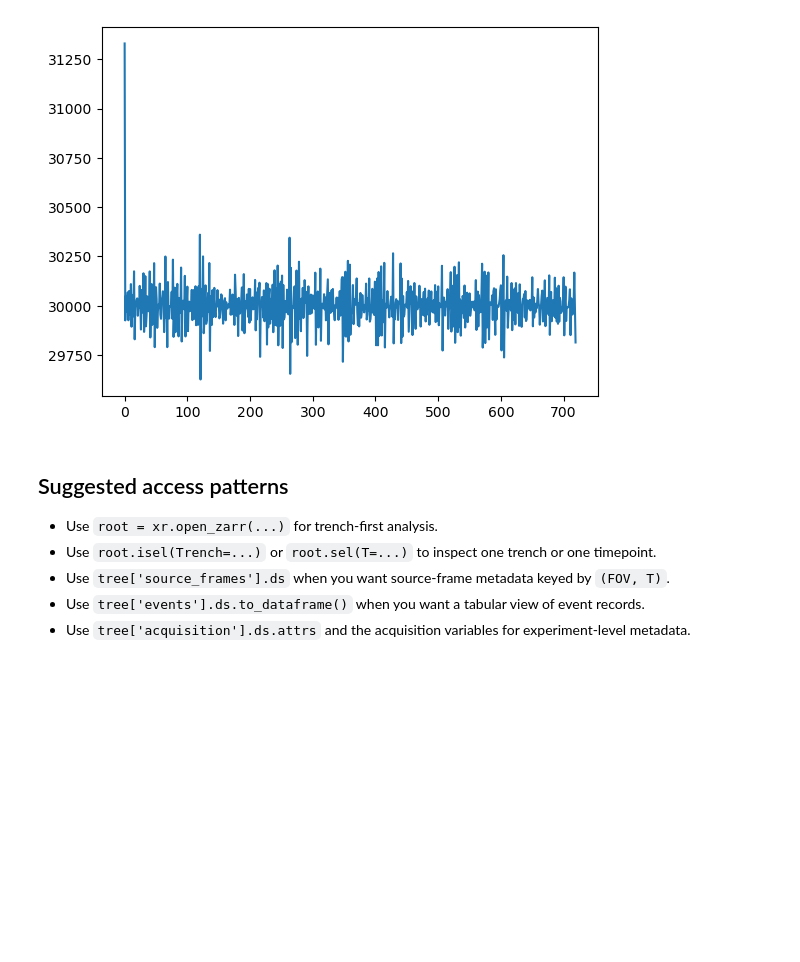
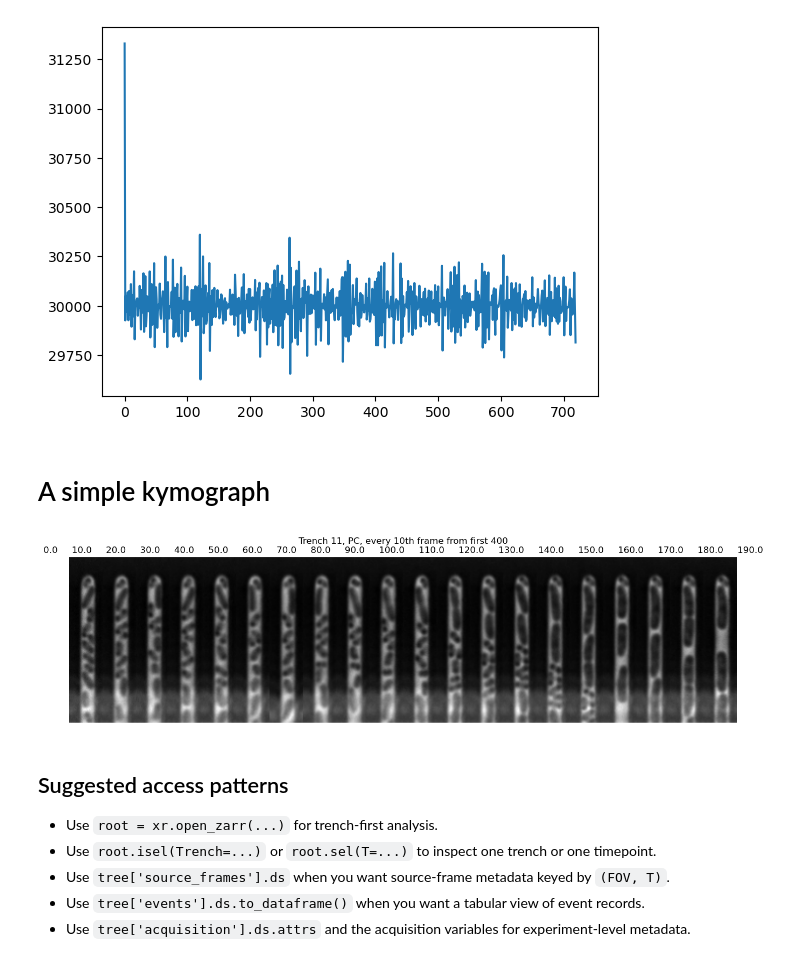
Before and after one commit to georgeoshardo/PyMMM, a Jupyter notebook: notebooks/load_trench_zarr_metadata.ipynb, the cells around one changed output. Saved outputs shown, nothing was run; the diff lists cells and outputs as text; code cells hidden in the pictures; blank space fills up the shorter version.

```diff
--- a/notebooks/load_trench_zarr_metadata.ipynb
+++ b/notebooks/load_trench_zarr_metadata.ipynb
@@ -413,6 +423,30 @@ plt.plot(
 # %% [output]
 [<matplotlib.lines.Line2D at 0x...>]
 [figure]
+# %% [markdown]
+# A simple kymograph
+# %%
+import numpy as np
+
+pc_frames = trench11["data"].sel(C="PC").isel(T=slice(0, 400, 20)).compute()
+pc_minutes = (
+    trench11["relative_time_ms"].isel(T=slice(0, 400, 20)).compute().values / 60000
+)
+kymograph = np.concatenate(
+    [pc_frames.isel(T=i).values for i in range(pc_frames.sizes["T"])],
+    axis=1,
+)
+
+plt.figure(figsize=(16, 4))
+plt.imshow(kymograph, cmap="gray", aspect="auto")
+plt.axis("off")
+plt.title(
+    "Trench 11, PC, every 10th frame from first 400\n"
+    + "     ".join(f"{value:.1f}" for value in pc_minutes)
+)
+plt.show()
+# %% [output]
+[figure, added]
 # %% [markdown]
 ## Suggested access patterns
 
```
Also changed, not shown: parts of 4 cells of this notebook.
